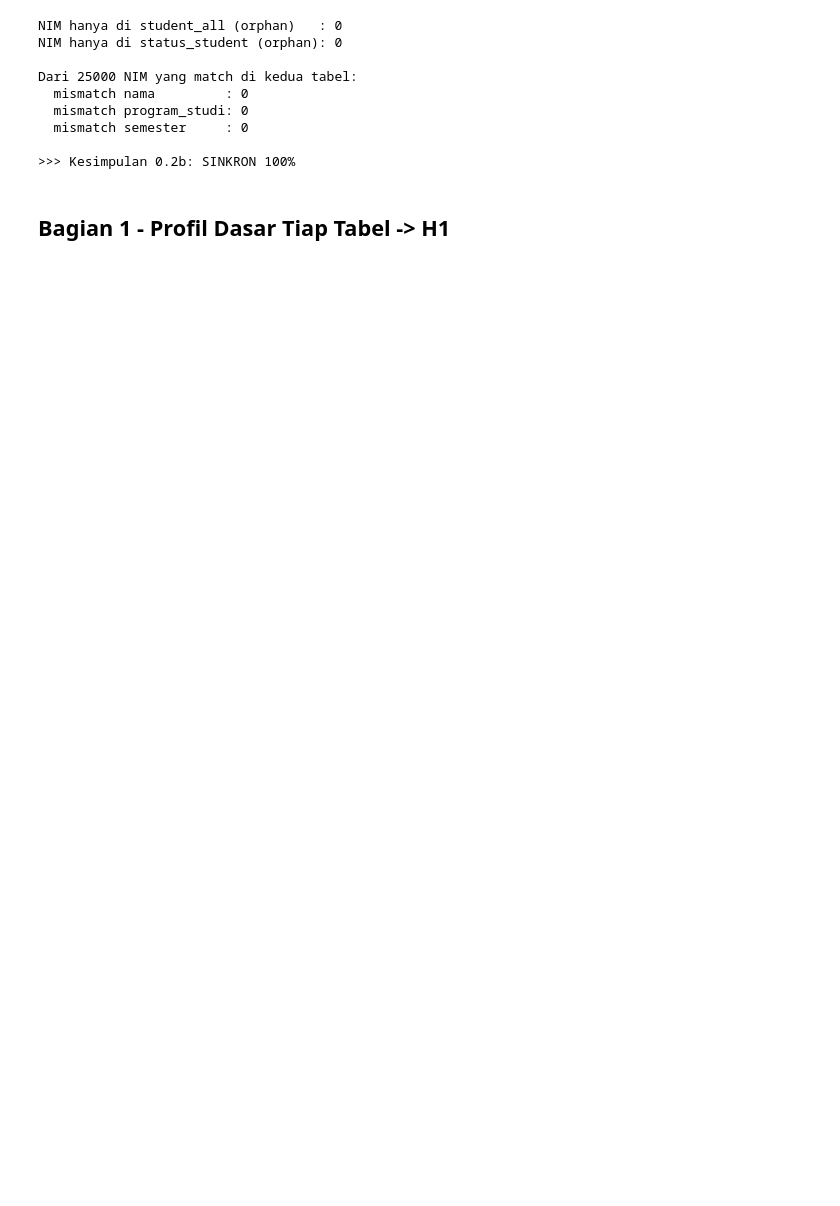
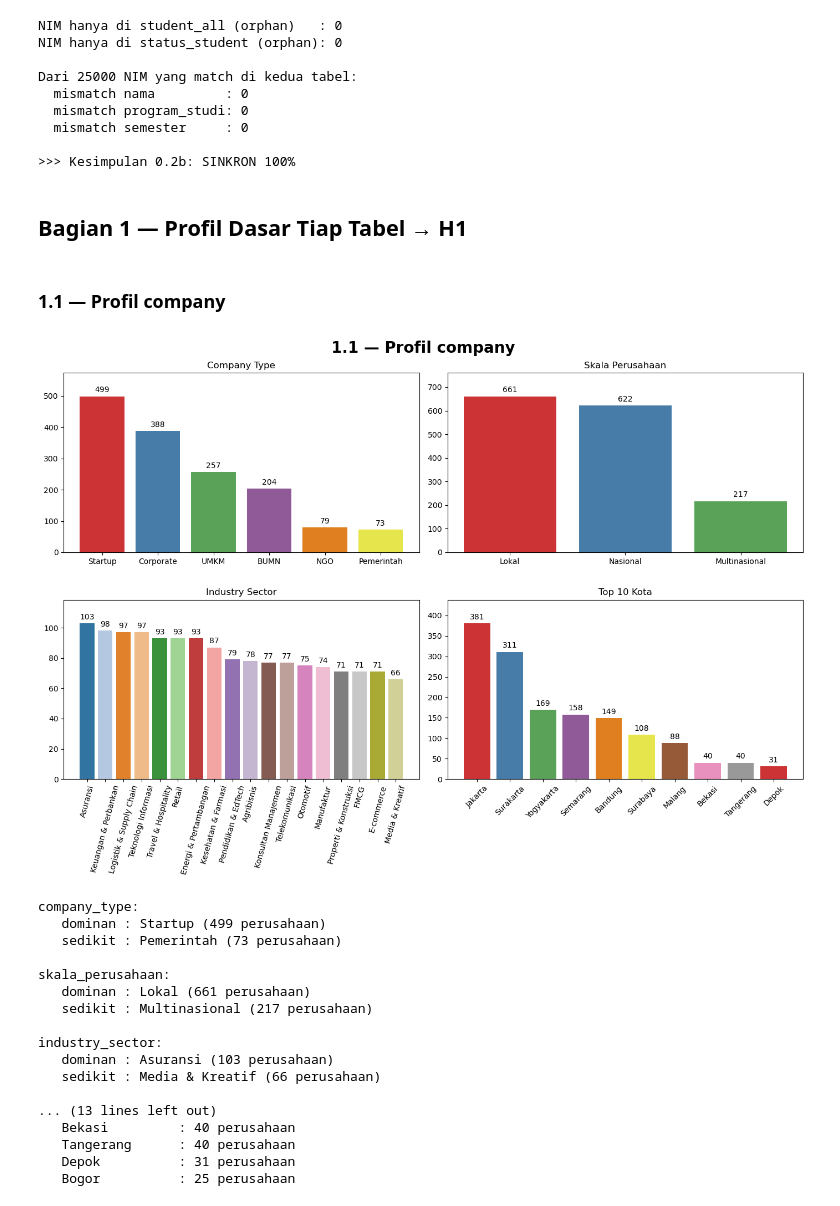
Before and after one commit to zzdf5/ssf-ssdc26-kataedward, a Jupyter notebook: notebooks/02_eda.ipynb, the cells around one changed output. Cells and saved outputs as stored; diff of their text form; code cells hidden in the pictures; blank space fills up the shorter version.

Commit message:
eda bagian 1

```diff
--- a/notebooks/02_eda.ipynb
+++ b/notebooks/02_eda.ipynb
@@ -205,4 +206,4 @@ Dari 25000 NIM yang match di kedua tabel:
 
 >>> Kesimpulan 0.2b: SINKRON 100%
 # %% [markdown]
-## Bagian 1 - Profil Dasar Tiap Tabel -> H1
+## Bagian 1 — Profil Dasar Tiap Tabel → H1
@@ -208,0 +248,51 @@ Dari 25000 NIM yang match di kedua tabel:
+# %% [markdown]
+### 1.1 — Profil company
+# %%
+fig, axes = plt.subplots(2, 2, figsize=(14, 10))
+fig.suptitle("1.1 — Profil company", fontsize=20, fontweight="bold")
+
+
+# fmt: off
+bar_with_labels(axes[0, 0], company["company_type"].value_counts(), "Company Type")
+bar_with_labels(axes[0, 1], company["skala_perusahaan"].value_counts(), "Skala Perusahaan")
+bar_with_labels(axes[1, 0], company["industry_sector"].value_counts(), "Industry Sector", rotation=75, palette="tab20")
+bar_with_labels(axes[1, 1], company["kota"].value_counts().head(10), "Top 10 Kota", rotation=45)
+# fmt: on
+
+plt.tight_layout(h_pad=3)
+plt.show()
+
+
+company_type_counts = company["company_type"].value_counts()
+skala_counts = company["skala_perusahaan"].value_counts()
+sector_counts = company["industry_sector"].value_counts()
+kota_counts = company["kota"].value_counts()
+
+print_summary("company_type", company_type_counts)
+print_summary("skala_perusahaan", skala_counts)
+print_summary("industry_sector", sector_counts)
+print_summary("kota", kota_counts)
+
+print(f"jumlah kota unik: {company['kota'].nunique()}")
+print("daftar lengkap per kota:")
+for kota, jumlah in kota_counts.items():
+    print(f"   {kota:15s}: {jumlah} perusahaan")
+# %% [output]
+[figure, added]
+company_type:
+   dominan : Startup (499 perusahaan)
+   sedikit : Pemerintah (73 perusahaan)
+
+skala_perusahaan:
+   dominan : Lokal (661 perusahaan)
+   sedikit : Multinasional (217 perusahaan)
+
+industry_sector:
+   dominan : Asuransi (103 perusahaan)
+   sedikit : Media & Kreatif (66 perusahaan)
+
+... (13 lines left out)
+   Bekasi         : 40 perusahaan
+   Tangerang      : 40 perusahaan
+   Depok          : 31 perusahaan
+   Bogor          : 25 perusahaan
```
Also changed, not shown: parts of 15 cells of this notebook, 1 other file.
